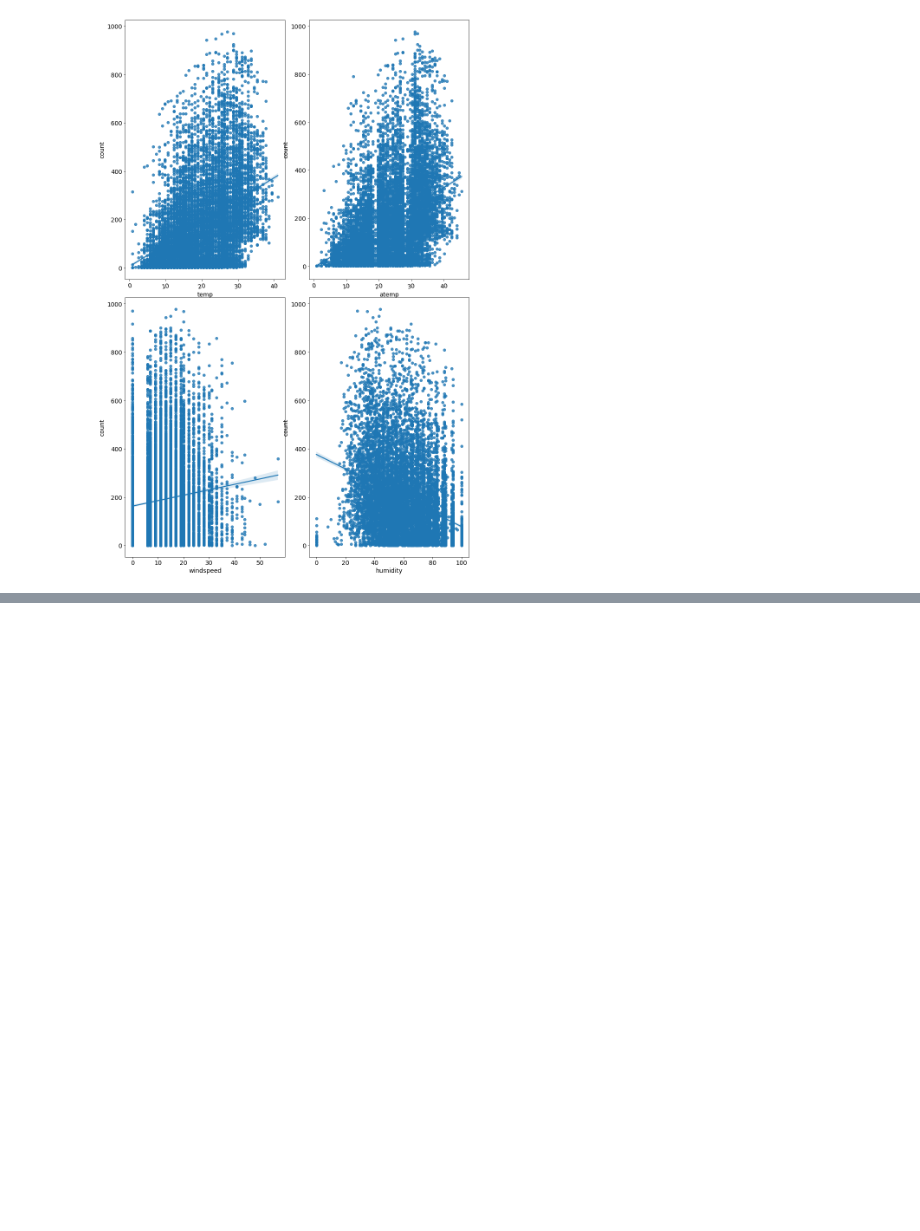
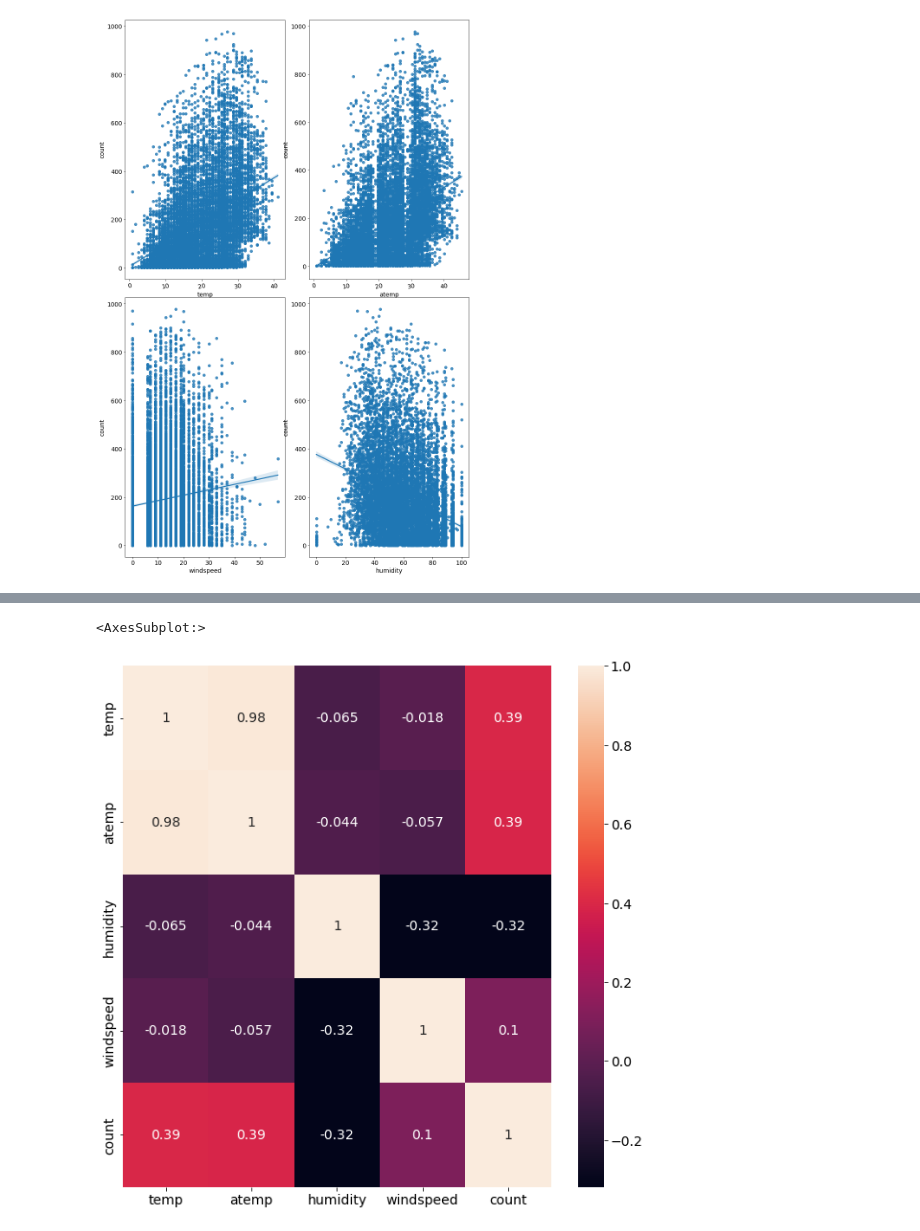
Before and after one commit to kiyong21c/kaggle, a Jupyter notebook: 20220531.kaggle.ipynb, the cells around one changed output, grey strips where cells are left out. Drawn from its saved outputs; the diff is of its cells as text; code cells hidden in the pictures; blank space fills up the shorter version.

```diff
--- a/20220531.kaggle.ipynb
+++ b/20220531.kaggle.ipynb
@@ -353,0 +372,7 @@ for i in range(2):
+# %%
+corrMat = train[['temp','atemp','humidity','windspeed','count',]].corr()
+fig, axes = plt.subplots(figsize=(10,10))
+sns.heatmap(corrMat, annot=True) # annot 파라미터 : 상관계수 숫자 표시
+# %% [output]
+<AxesSubplot:>
+[figure, added]
```
Also changed, not shown: parts of 6 cells of this notebook.
